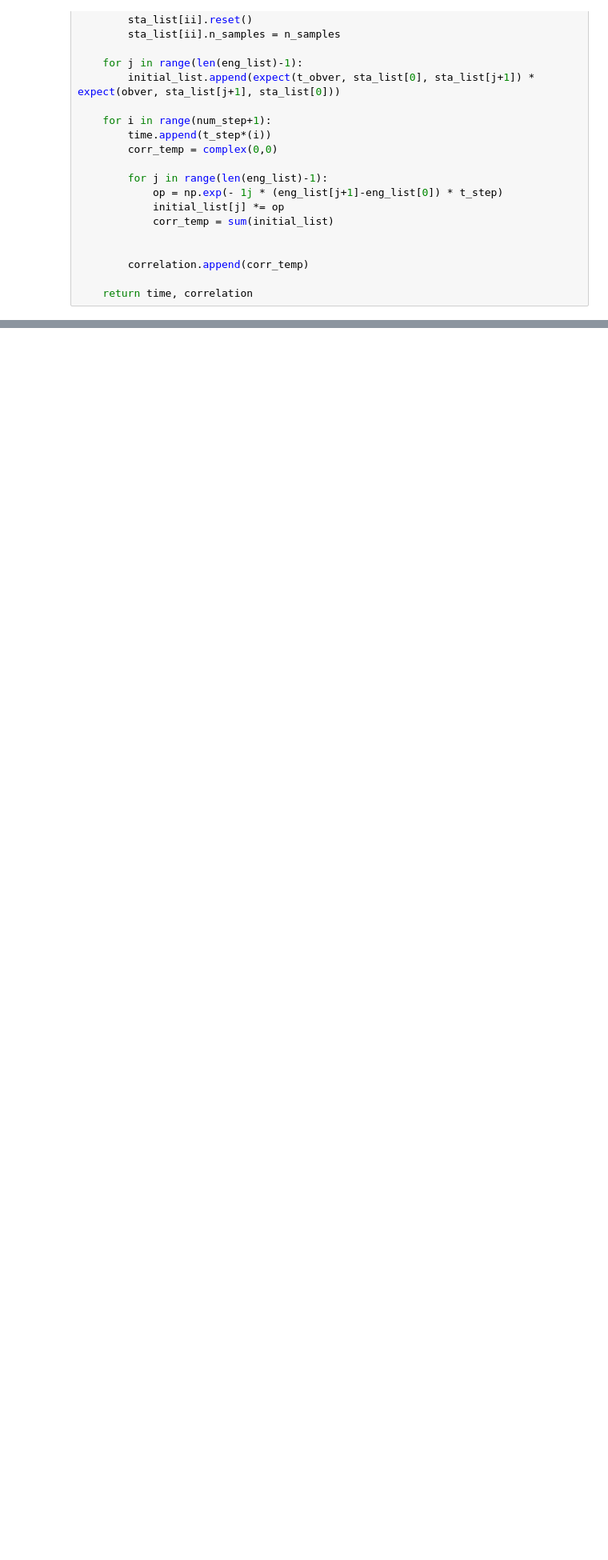
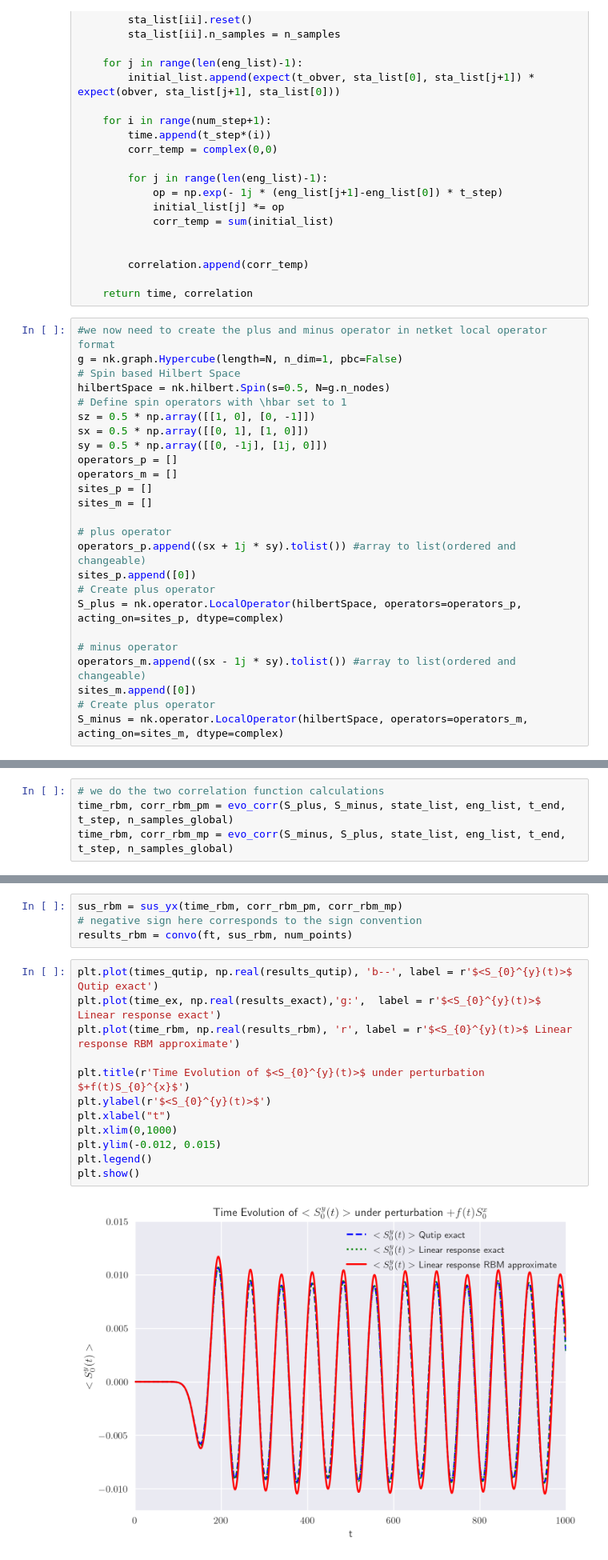
Before and after one commit to victor11235/RBM-quantum-state, a Jupyter notebook: efficient dynamics/linear_response.ipynb, the cells around one changed output, grey strips where cells are left out. Shown: that part at 80% size. Saved outputs shown, nothing was run; the diff lists cells and outputs as text; blank space fills up the shorter version.

```diff
--- a/efficient dynamics/linear_response.ipynb
+++ b/efficient dynamics/linear_response.ipynb
@@ -330,3 +480,28 @@ def evo_corr(t_obver, obver, sta_list, eng_list, t_end, t_step, n_samples):
         correlation.append(corr_temp)
 
     return time, correlation
+# %%
+#we now need to create the plus and minus operator in netket local operator format
+g = nk.graph.Hypercube(length=N, n_dim=1, pbc=False)
+# Spin based Hilbert Space
+hilbertSpace = nk.hilbert.Spin(s=0.5, N=g.n_nodes)
+# Define spin operators with \hbar set to 1
+sz = 0.5 * np.array([[1, 0], [0, -1]])
+sx = 0.5 * np.array([[0, 1], [1, 0]])
+sy = 0.5 * np.array([[0, -1j], [1j, 0]])
+operators_p = []
+operators_m = []
+sites_p = []
+sites_m = []
+
+# plus operator
+operators_p.append((sx + 1j * sy).tolist()) #array to list(ordered and changeable)
+sites_p.append([0])
+# Create plus operator
+S_plus = nk.operator.LocalOperator(hilbertSpace, operators=operators_p, acting_on=sites_p, dtype=complex)
+
+# minus operator
+operators_m.append((sx - 1j * sy).tolist()) #array to list(ordered and changeable)
+sites_m.append([0])
+# Create plus operator
+S_minus = nk.operator.LocalOperator(hilbertSpace, operators=operators_m, acting_on=sites_m, dtype=complex)
@@ -332,0 +558,4 @@ def evo_corr(t_obver, obver, sta_list, eng_list, t_end, t_step, n_samples):
+# %%
+# we do the two correlation function calculations
+time_rbm, corr_rbm_pm = evo_corr(S_plus, S_minus, state_list, eng_list, t_end, t_step, n_samples_global)
+time_rbm, corr_rbm_mp = evo_corr(S_minus, S_plus, state_list, eng_list, t_end, t_step, n_samples_global)
@@ -332,0 +575,18 @@ def evo_corr(t_obver, obver, sta_list, eng_list, t_end, t_step, n_samples):
+# %%
+sus_rbm = sus_yx(time_rbm, corr_rbm_pm, corr_rbm_mp)
+# negative sign here corresponds to the sign convention
+results_rbm = convo(ft, sus_rbm, num_points)
+# %%
+plt.plot(times_qutip, np.real(results_qutip), 'b--', label = r'$<S_{0}^{y}(t)>$ Qutip exact')
+plt.plot(time_ex, np.real(results_exact),'g:',  label = r'$<S_{0}^{y}(t)>$ Linear response exact')
+plt.plot(time_rbm, np.real(results_rbm), 'r', label = r'$<S_{0}^{y}(t)>$ Linear response RBM approximate')
+
+plt.title(r'Time Evolution of $<S_{0}^{y}(t)>$ under perturbation $+f(t)S_{0}^{x}$')
+plt.ylabel(r'$<S_{0}^{y}(t)>$')
+plt.xlabel("t")
+plt.xlim(0,1000)
+plt.ylim(-0.012, 0.015)
+plt.legend()
+plt.show()
+# %% [output]
+[figure, added]
```
Also changed, not shown: parts of 15 cells of this notebook.
